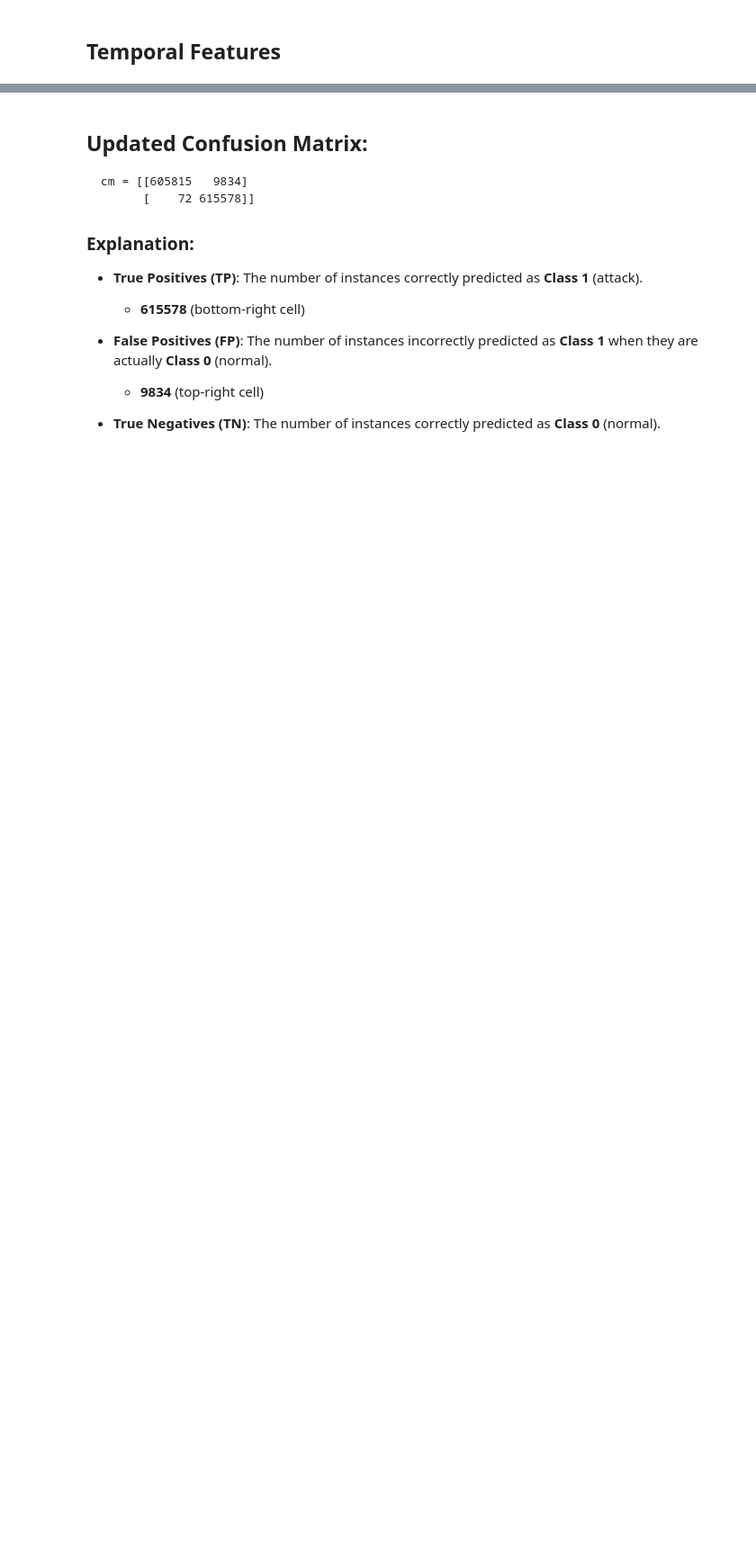
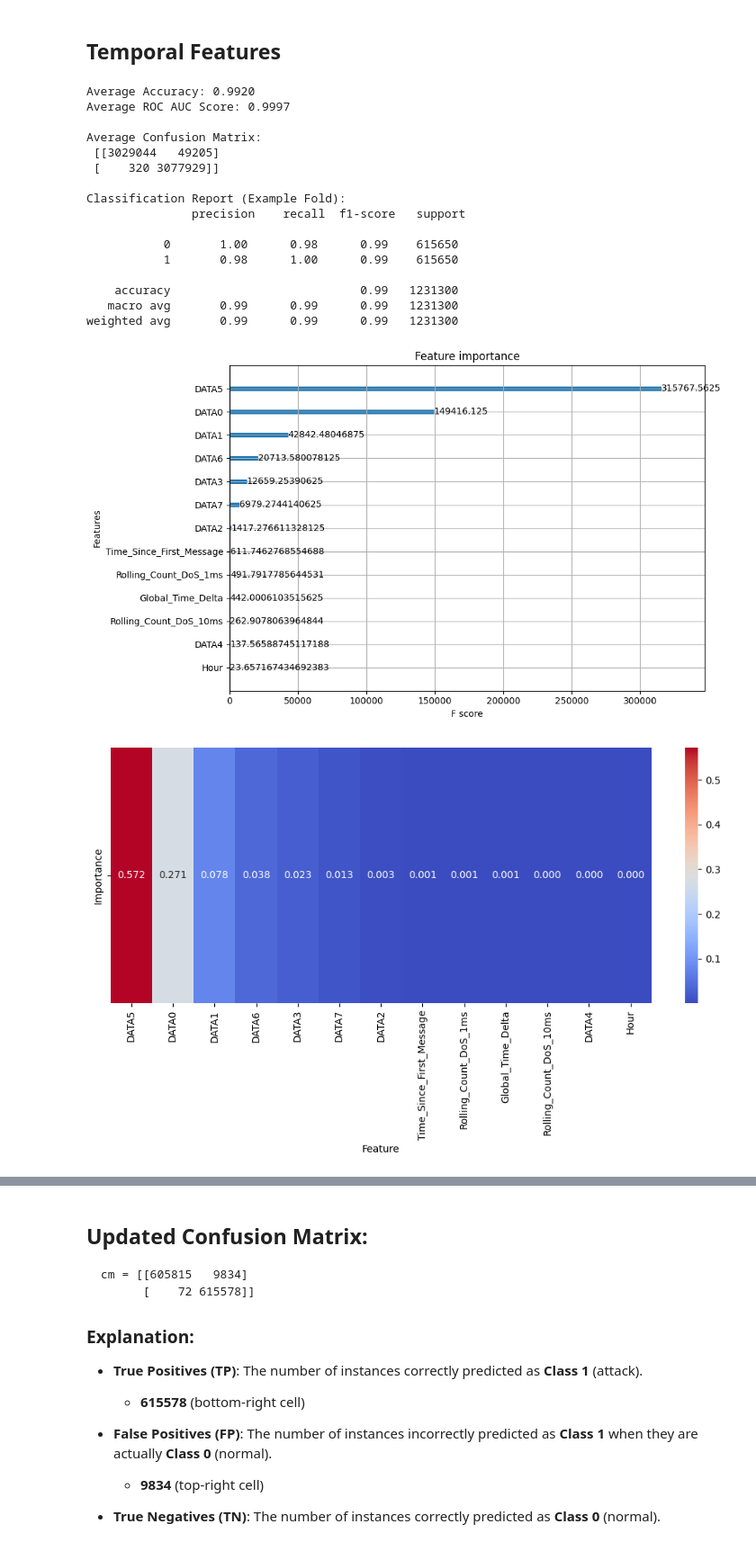
Before and after one commit to pranav-k-jha/kaggle-notebooks, a Jupyter notebook: cav-ml-prediction-model.ipynb, the cells around one changed output, grey strips where cells are left out. Shown at 90% size. Drawn from its saved outputs; the diff is of its cells as text; code cells hidden in the pictures; blank space fills up the shorter version.

```diff
--- a/cav-ml-prediction-model.ipynb
+++ b/cav-ml-prediction-model.ipynb
@@ -380,9 +690,9 @@ df.set_index('Timestamp', inplace=True)
 
 # Feature Engineering
 df['Global_Time_Delta'] = df.index.to_series().diff().dt.total_seconds().fillna(0)
-df['Rolling_Count_DoS_1ms'] = df.rolling('1ms').count()['CAN ID']
-df['Rolling_Count_DoS_10ms'] = df.rolling('10ms').count()['CAN ID']
-df['Rolling_Count_DoS_1ms'] = df.rolling('0.3ms').count()['CAN ID']
+df['Rolling_Count_1ms'] = df.rolling('1ms').count()['CAN ID']
+df['Rolling_Count_10ms'] = df.rolling('10ms').count()['CAN ID']
+df['Rolling_Count_1ms'] = df.rolling('0.3ms').count()['CAN ID']
 df['Hour'] = df.index.hour
 df['Time_Since_First_Message'] = (df.index - df.index.min()).total_seconds()
 
@@ -453,30 +763,49 @@ xgb.plot_importance(model, importance_type='gain', ax=plt.gca())
 plt.tight_layout()
 plt.savefig(os.path.join("feature_importance_3.pdf"), format="pdf", bbox_inches='tight')
 plt.show()
 
 # Heatmap of Feature Importance
 plt.figure(figsize=(10, 6))
 sns.heatmap(feature_importance_df.set_index('Feature').T, annot=True, cmap='coolwarm', fmt='.3f')
 plt.tight_layout()
 plt.savefig("feature_importance_heatmap_3.pdf", format="pdf", bbox_inches='tight')
 plt.show()
 
 # Average ROC Curve
 plt.figure(figsize=(8, 6))
 for fpr, tpr in zip(all_fpr, all_tpr):
     plt.plot(fpr, tpr, alpha=0.3)  # Plot all folds
 plt.plot([0, 1], [0, 1], 'k--')
 plt.xlabel('False Positive Rate')
 plt.ylabel('True Positive Rate')
 plt.tight_layout()
 plt.savefig(os.path.join("roc_curve_3.pdf"), format="pdf", bbox_inches='tight')
 plt.show()
 
 # Confusion Matrix Heatmap
 plt.figure(figsize=(8, 6))
 sns.heatmap(avg_conf_matrix, annot=True, fmt='d', cmap='Blues', xticklabels=['Normal', 'DoS Attack'], yticklabels=['Normal', 'DoS Attack'])
 plt.xlabel('Predicted')
 plt.ylabel('True')
 plt.tight_layout()
 plt.savefig(os.path.join("confusion_matrix_3.pdf"), format="pdf", bbox_inches='tight')
 plt.show()
+# %% [output]
+Average Accuracy: 0.9920
+Average ROC AUC Score: 0.9997
+
+Average Confusion Matrix:
+ [[3029044   49205]
+ [    320 3077929]]
+
+Classification Report (Example Fold):
+               precision    recall  f1-score   support
+
+           0       1.00      0.98      0.99    615650
+           1       0.98      1.00      0.99    615650
+
+    accuracy                           0.99   1231300
+   macro avg       0.99      0.99      0.99   1231300
+weighted avg       0.99      0.99      0.99   1231300
+[figure, added]
+[figure, added]
```
Also changed, not shown: parts of 33 cells of this notebook.
